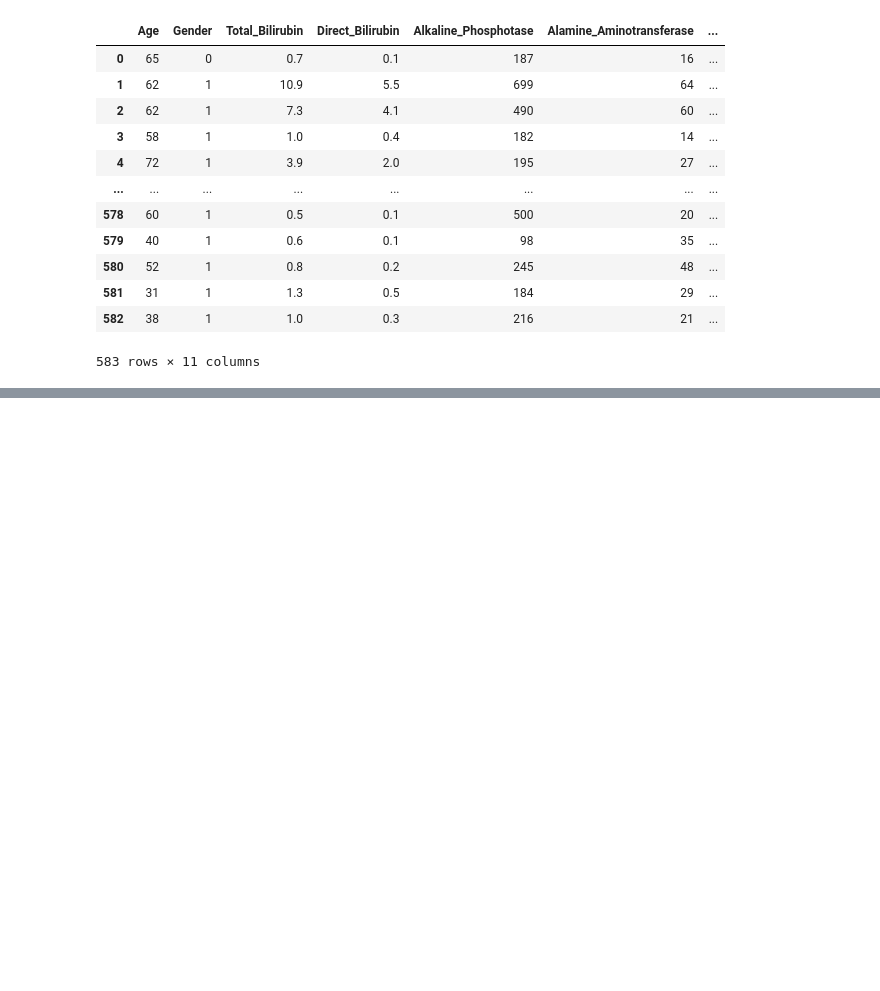
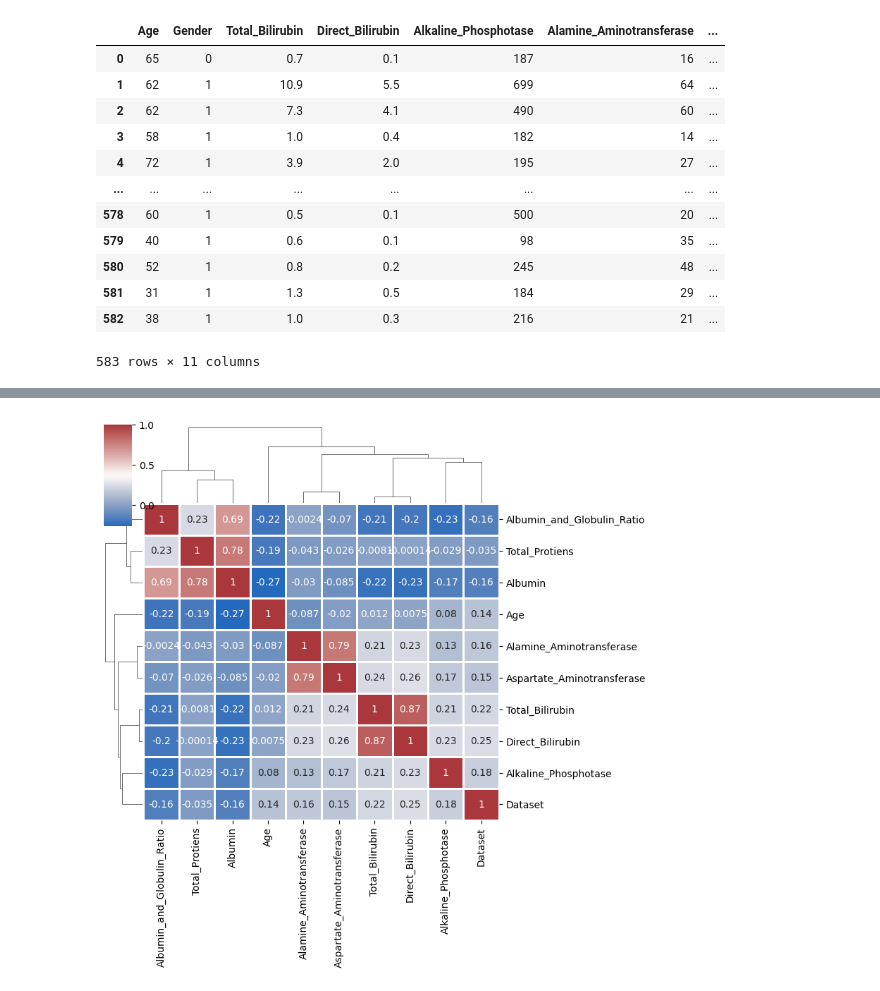
Before and after one commit to erginozahmetsafa/Indian-Liver-Patient, a Jupyter notebook: indian_liver_patient.ipynb, the cells around one changed output, grey strips where cells are left out. Cells and saved outputs as stored; diff of their text form; code cells hidden in the pictures; blank space fills up the shorter version.

```diff
--- a/indian_liver_patient.ipynb
+++ b/indian_liver_patient.ipynb
@@ -121,0 +154,3 @@ df
+# %%
+df.drop('Age_Group',axis=1,inplace=True)
+df
@@ -121,0 +171,9 @@ df
+# %%
+# Correlation map | Korelasyon haritası
+a = df.drop(columns='Gender', axis=1)
+
+b = sns.clustermap(a.corr(), cmap="vlag", dendrogram_ratio=(0.1, 0.2), annot=True, linewidth=0.8, figsize=(8, 8))
+
+plt.show()
+# %% [output]
+[figure, added]
```
Also changed, not shown: parts of 7 cells of this notebook.
